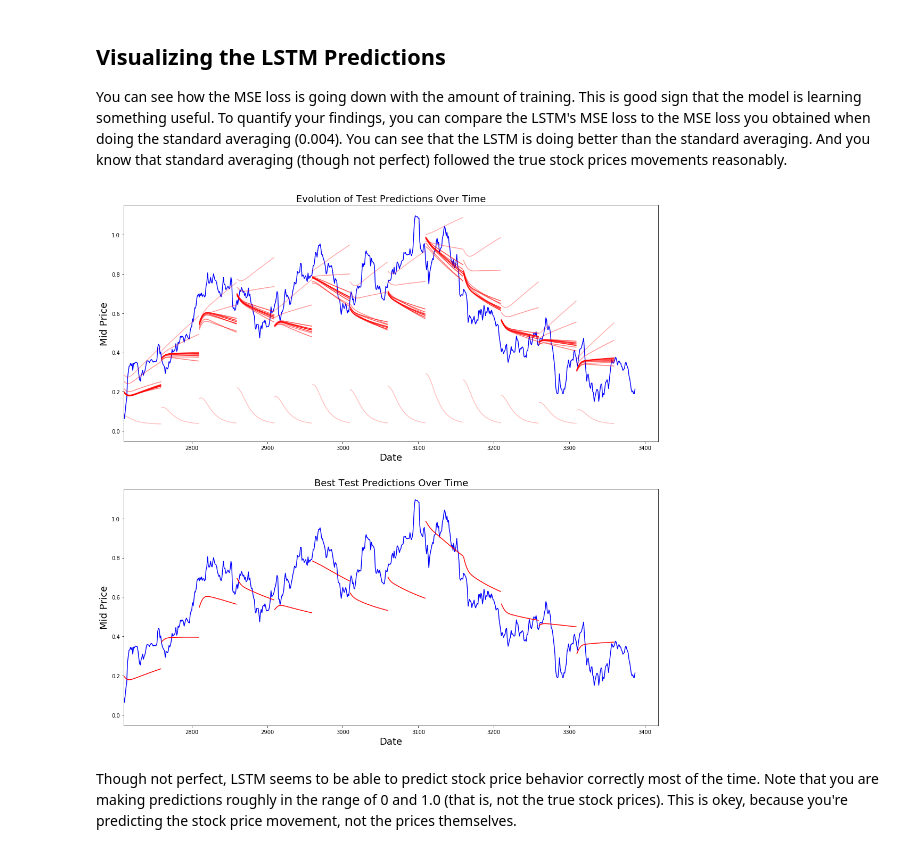
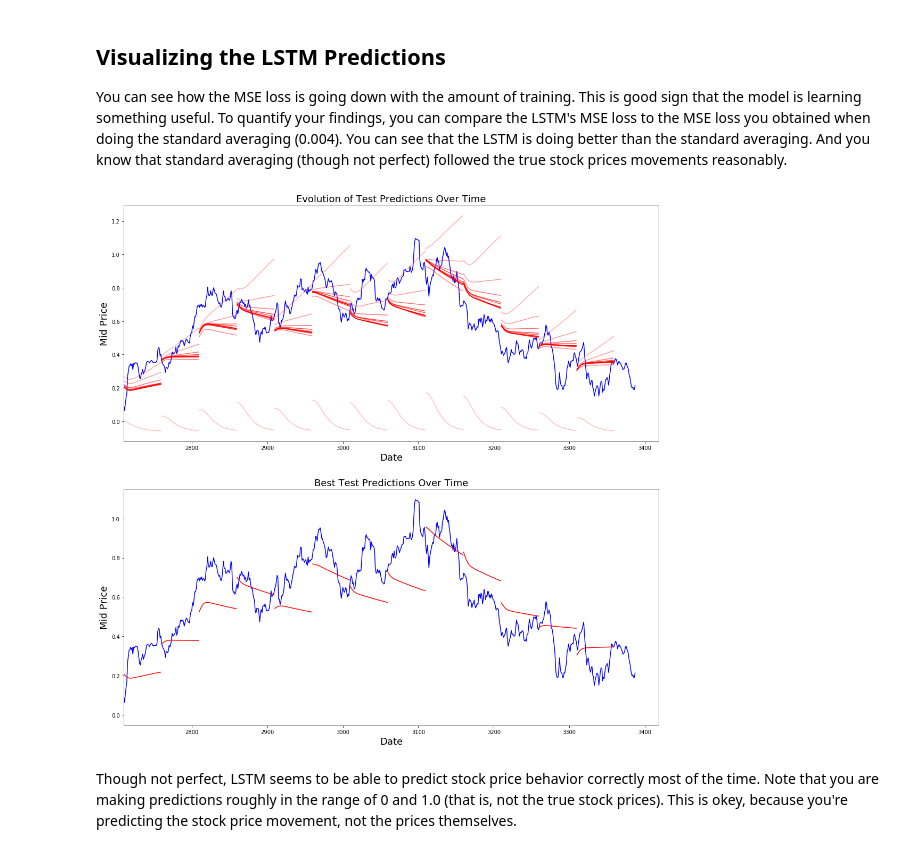
Before and after one commit to pqmzla1029/AIinFinance, a Jupyter notebook: Datacamp/Reviewed/lstm_stock_market_prediction.ipynb, the cells around one changed output. Drawn from its saved outputs; the diff is of its cells as text; code cells hidden in the pictures.

```diff
--- a/Datacamp/Reviewed/lstm_stock_market_prediction.ipynb
+++ b/Datacamp/Reviewed/lstm_stock_market_prediction.ipynb
@@ -757,39 +757,39 @@ Average loss at step 30: 0.156632
 
 You can see how the MSE loss is going down with the amount of training. This is good sign that the model is learning something useful. To quantify your findings, you can compare the LSTM's MSE loss to the MSE loss you obtained when doing the standard averaging (0.004). You can see that the LSTM is doing better than the standard averaging. And you know that standard averaging (though not perfect) followed the true stock prices movements reasonably.
 # %%
-best_prediction_epoch = 27 # replace this with the epoch that you got the best results when running the plotting code
+best_prediction_epoch = 16 # replace this with the epoch that you got the best results when running the plotting code
 
 plt.figure(figsize = (18,18))
 plt.subplot(2,1,1)
 plt.plot(range(df.shape[0]),all_mid_data,color='b')
 
 # Plotting how the predictions change over time
 # Plot older predictions with low alpha and newer predictions with high alpha
 start_alpha = 0.25
 alpha  = np.arange(start_alpha,1.1,(1.0-start_alpha)/len(predictions_over_time[::3]))
 for p_i,p in enumerate(predictions_over_time[::3]):
     for xval,yval in zip(x_axis_seq,p):
         plt.plot(xval,yval,color='r',alpha=alpha[p_i])
 
 plt.title('Evolution of Test Predictions Over Time',fontsize=18)
 plt.xlabel('Date',fontsize=18)
 plt.ylabel('Mid Price',fontsize=18)
 plt.xlim(train_data.size,mid_prices.size+30)
 
 plt.subplot(2,1,2)
 
 # Predicting the best test prediction you got
 plt.plot(range(df.shape[0]),all_mid_data,color='b')
 for xval,yval in zip(x_axis_seq,predictions_over_time[best_prediction_epoch]):
     plt.plot(xval,yval,color='r')
 
 plt.title('Best Test Predictions Over Time',fontsize=18)
 plt.xlabel('Date',fontsize=18)
 plt.ylabel('Mid Price',fontsize=18)
 plt.xlim(train_data.size,mid_prices.size+30)
 plt.show()
 # %% [output]
-[figure, old version]
+[figure, new version]
 # %% [markdown]
 Though not perfect, LSTM seems to be able to predict stock price behavior correctly most of the time. Note that you are making predictions roughly in the range of 0 and 1.0 (that is, not the true stock prices). This is okey, because you're predicting the stock price movement, not the prices themselves.
 # %% [markdown]
```
Also changed, not shown: parts of 2 cells of this notebook, 7 other files.
